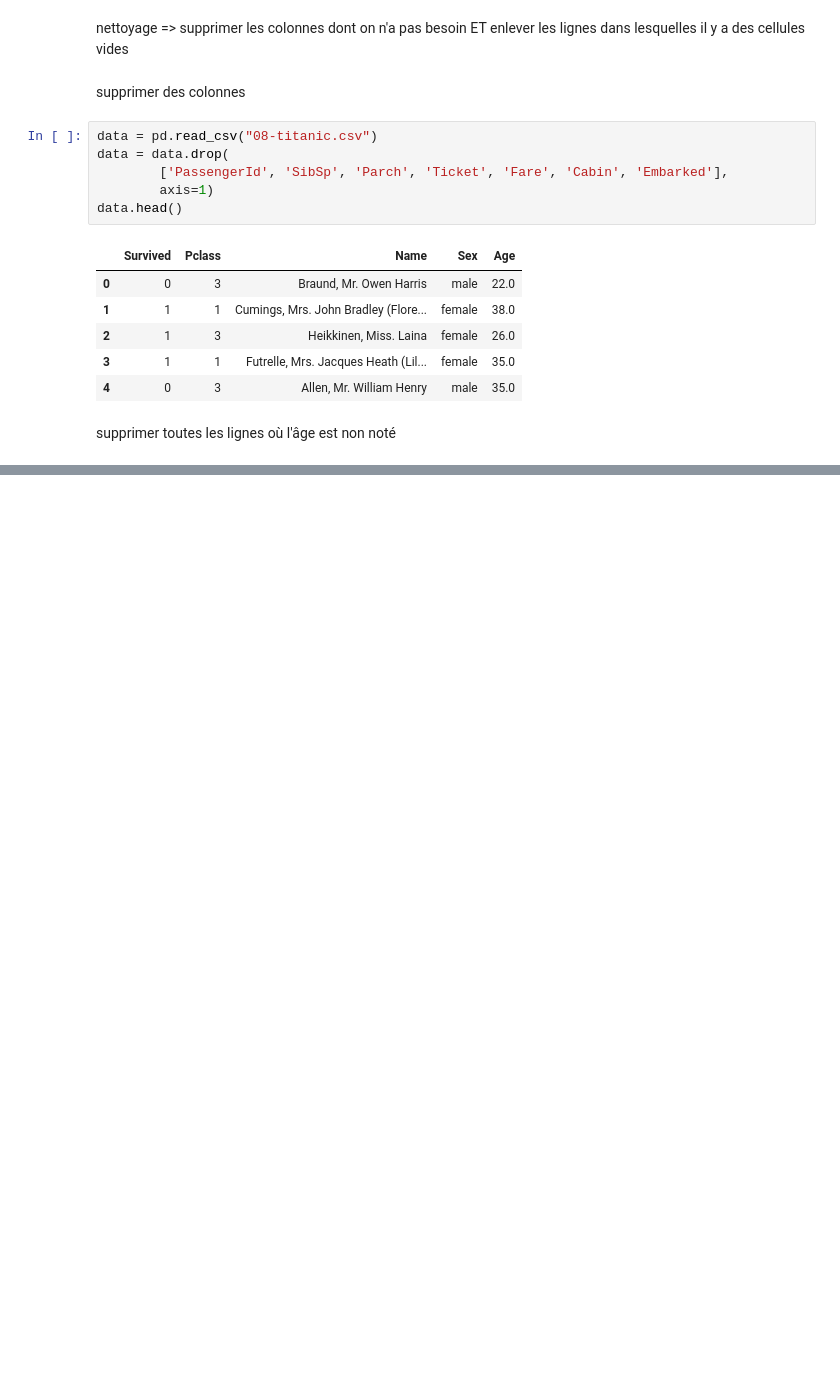
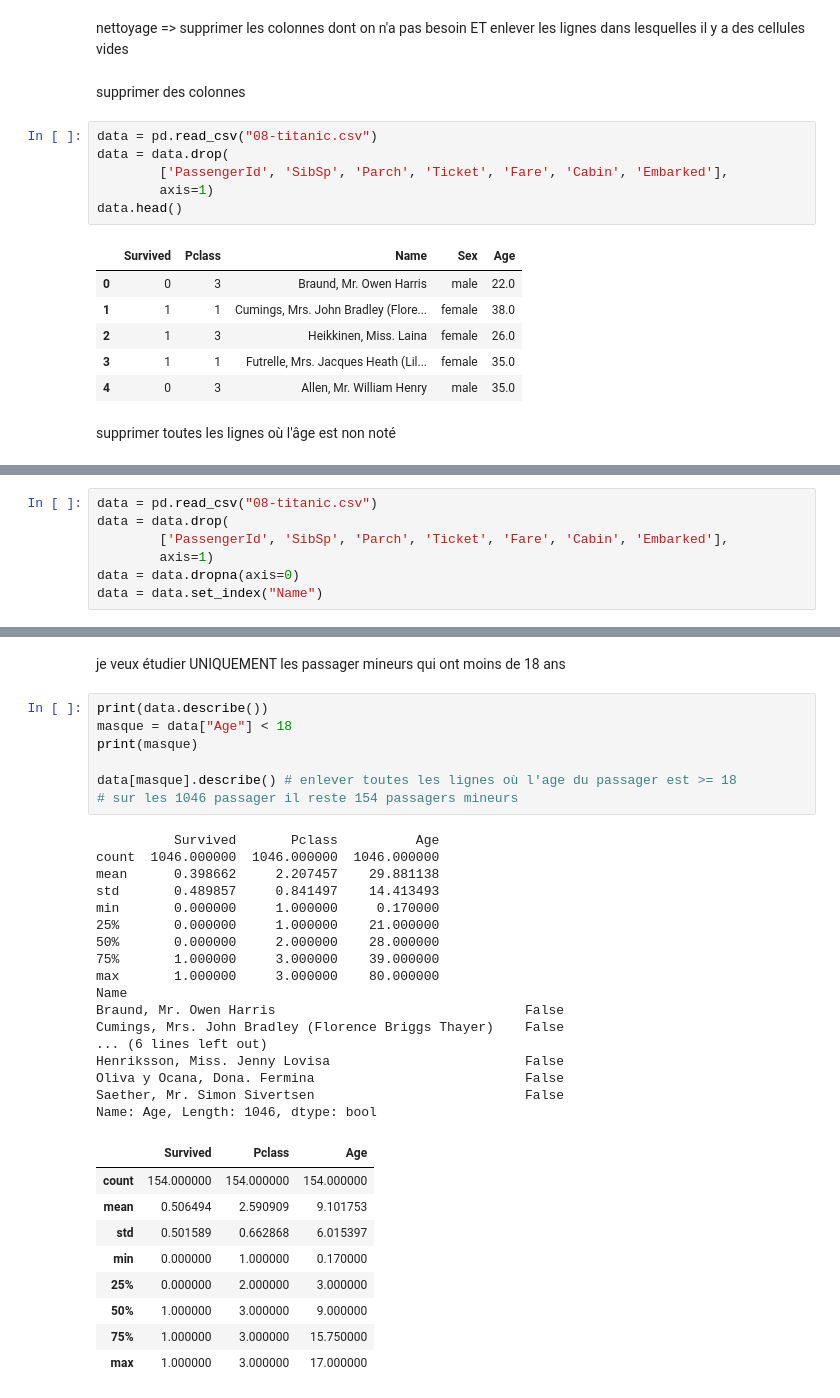
Before and after one commit to webdevproformation/m2-iot-juin2026, a Jupyter notebook: jour03/exo.ipynb, the cells around one changed output, grey strips where cells are left out. Drawn from its saved outputs; the diff is of its cells as text; blank space fills up the shorter version.

```diff
--- a/jour03/exo.ipynb
+++ b/jour03/exo.ipynb
@@ -78,0 +140,7 @@ data.shape
+# %%
+data = pd.read_csv("08-titanic.csv")
+data = data.drop(
+        ['PassengerId', 'SibSp', 'Parch', 'Ticket', 'Fare', 'Cabin', 'Embarked'],
+        axis=1)
+data = data.dropna(axis=0)
+data = data.set_index("Name")
@@ -78,0 +169,36 @@ data.shape
+# %% [markdown]
+je veux étudier UNIQUEMENT les passager mineurs qui ont moins de 18 ans
+# %%
+print(data.describe())
+masque = data["Age"] < 18
+print(masque)
+
+data[masque].describe() # enlever toutes les lignes où l'age du passager est >= 18
+# sur les 1046 passager il reste 154 passagers mineurs
+# %% [output]
+          Survived       Pclass          Age
+count  1046.000000  1046.000000  1046.000000
+mean      0.398662     2.207457    29.881138
+std       0.489857     0.841497    14.413493
+min       0.000000     1.000000     0.170000
+25%       0.000000     1.000000    21.000000
+50%       0.000000     2.000000    28.000000
+75%       1.000000     3.000000    39.000000
+max       1.000000     3.000000    80.000000
+Name
+Braund, Mr. Owen Harris                                False
+Cumings, Mrs. John Bradley (Florence Briggs Thayer)    False
+... (6 lines left out)
+Henriksson, Miss. Jenny Lovisa                         False
+Oliva y Ocana, Dona. Fermina                           False
+Saether, Mr. Simon Sivertsen                           False
+Name: Age, Length: 1046, dtype: bool
+|  | Survived | Pclass | Age |
+| count | 154.000000 | 154.000000 | 154.000000 |
+| mean | 0.506494 | 2.590909 | 9.101753 |
+| std | 0.501589 | 0.662868 | 6.015397 |
+| min | 0.000000 | 1.000000 | 0.170000 |
+| 25% | 0.000000 | 2.000000 | 3.000000 |
+| 50% | 1.000000 | 3.000000 | 9.000000 |
+| 75% | 1.000000 | 3.000000 | 15.750000 |
+| max | 1.000000 | 3.000000 | 17.000000 |
```
Also changed, not shown: parts of 19 cells of this notebook.
